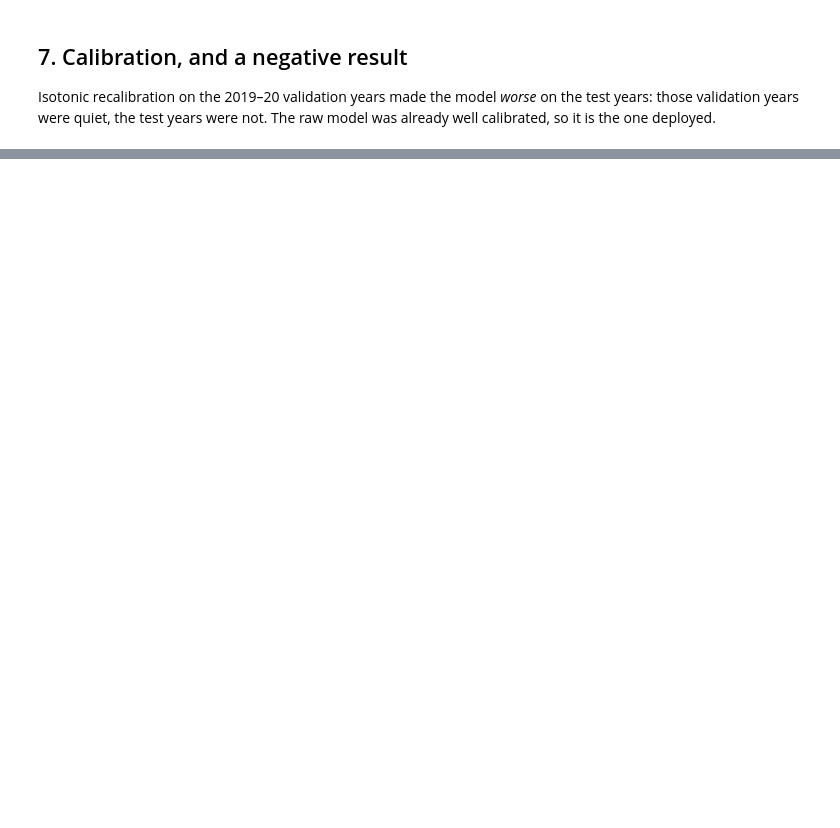
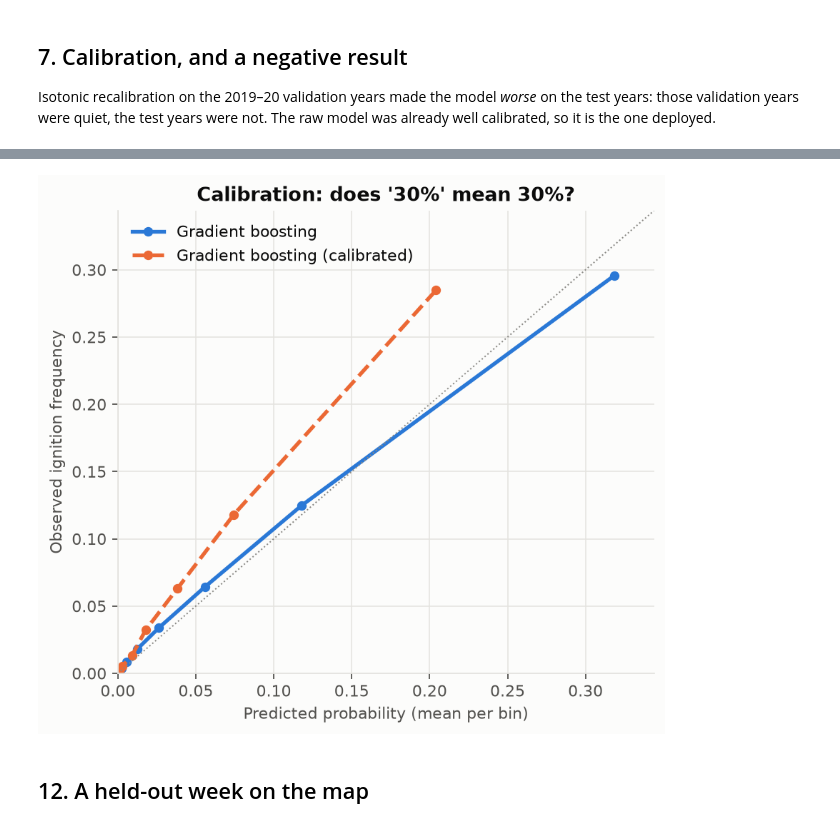
Before and after one commit to a77chand/wildfire-risk-prediction, a Jupyter notebook: notebooks/walkthrough.ipynb, the cells around one changed output, grey strips where cells are left out. Cells and saved outputs as stored; diff of their text form; code cells hidden in the pictures; blank space fills up the shorter version.

```diff
--- a/notebooks/walkthrough.ipynb
+++ b/notebooks/walkthrough.ipynb
@@ -156,0 +246,6 @@ display(Image(str(cfg.path("reports_dir", "figures", "risk_map_peak_week.png")))
+# %%
+display(Image(str(cfg.path("reports_dir", "figures", "calibration.png"))))
+# %% [output]
+[figure, added]
+# %% [markdown]
+## 12. A held-out week on the map
```
Also changed, not shown: parts of 25 cells of this notebook, 50 other files.
